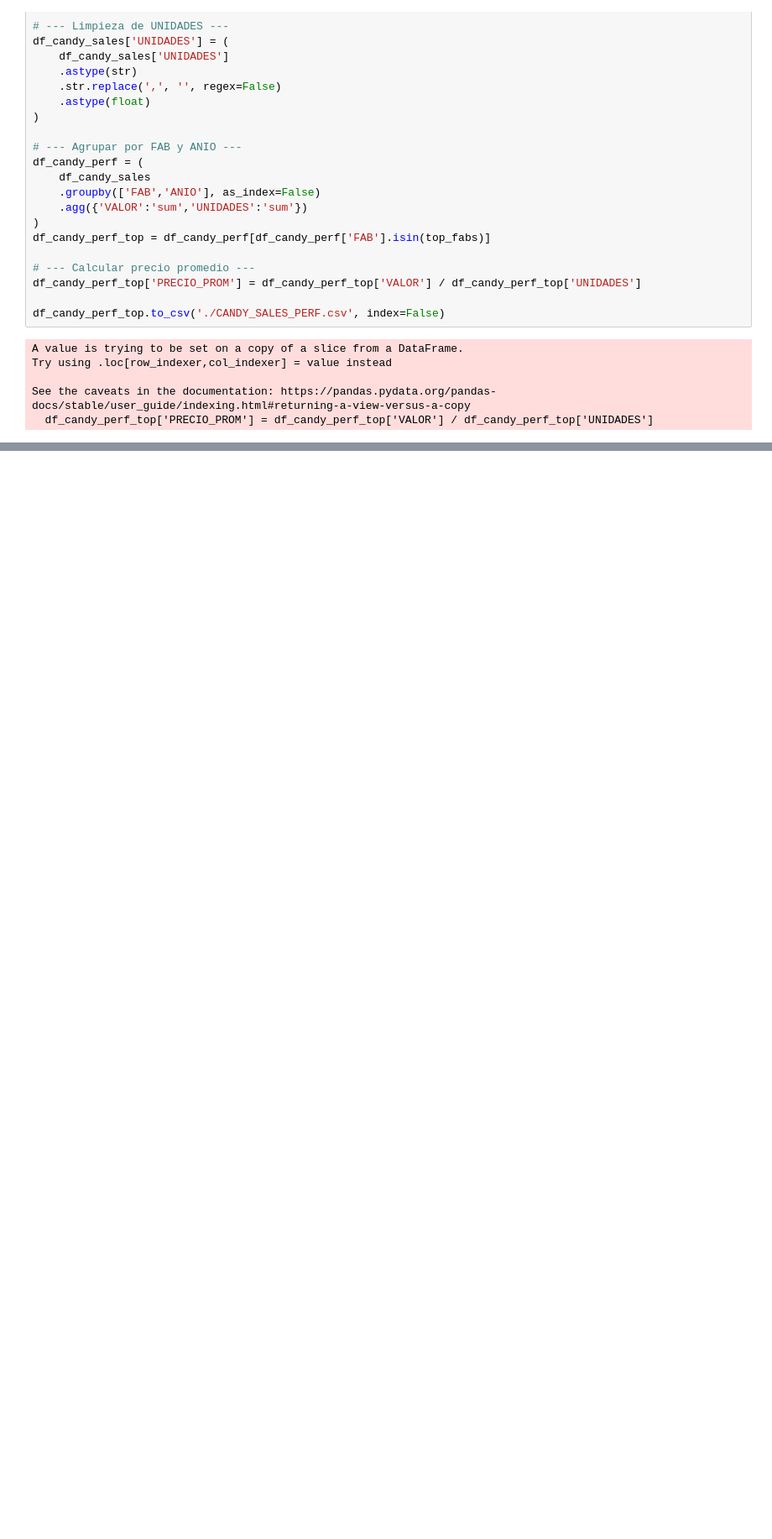
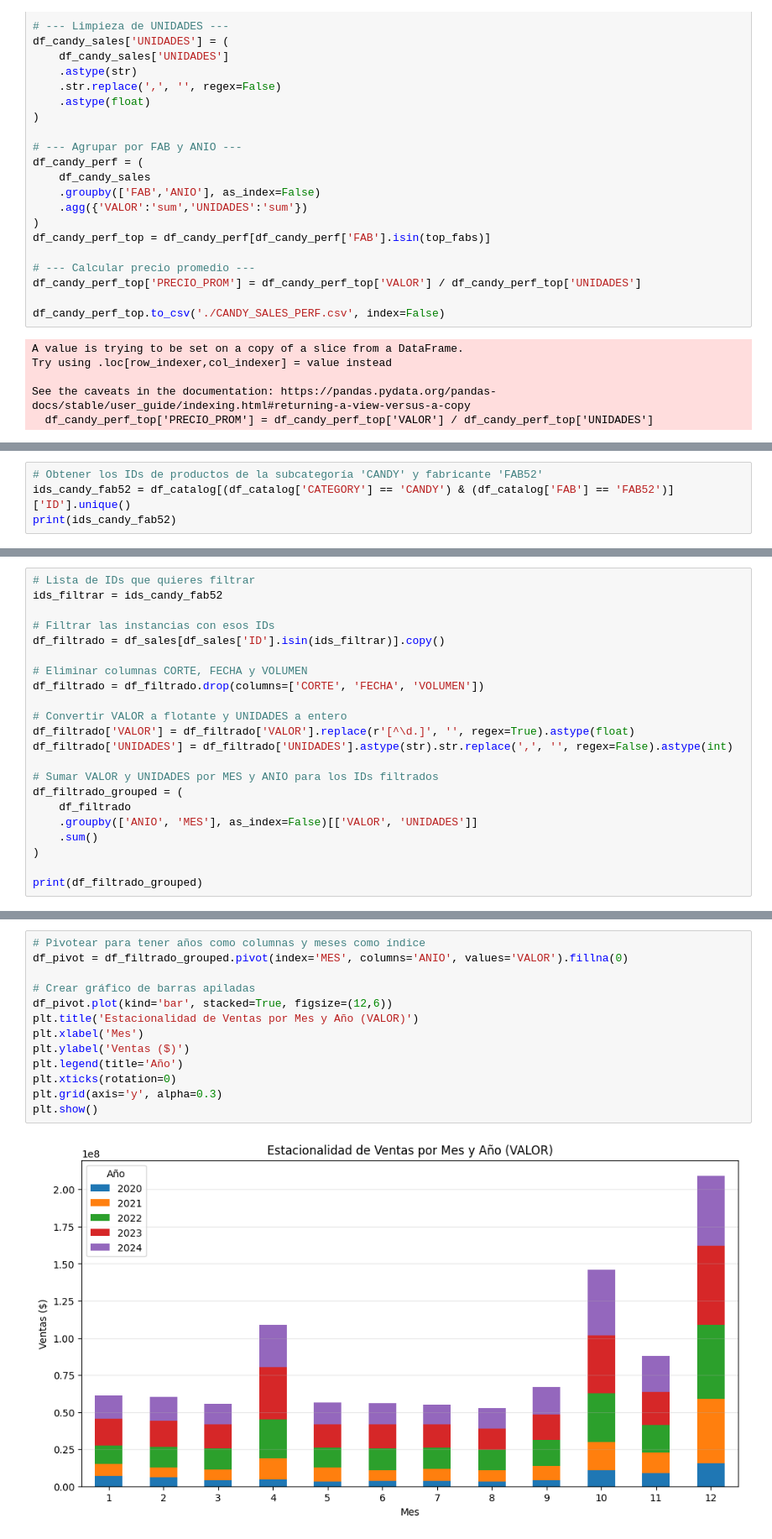
Before and after one commit to ViejoAgrio/Proyecto-1-Estad-stica, a Jupyter notebook: Projecto_1.ipynb, the cells around one changed output, grey strips where cells are left out. Shown: that part at 84% size. Drawn from its saved outputs; the diff is of its cells as text; blank space fills up the shorter version.

```diff
--- a/Projecto_1.ipynb
+++ b/Projecto_1.ipynb
@@ -414,0 +301,4 @@ FAB14                 8.34                    5.86
+# %%
+# Obtener los IDs de productos de la subcategoría 'CANDY' y fabricante 'FAB52'
+ids_candy_fab52 = df_catalog[(df_catalog['CATEGORY'] == 'CANDY') & (df_catalog['FAB'] == 'FAB52')]['ID'].unique()
+print(ids_candy_fab52)
@@ -414,0 +309,22 @@ FAB14                 8.34                    5.86
+# %%
+# Lista de IDs que quieres filtrar
+ids_filtrar = ids_candy_fab52
+
+# Filtrar las instancias con esos IDs
+df_filtrado = df_sales[df_sales['ID'].isin(ids_filtrar)].copy()
+
+# Eliminar columnas CORTE, FECHA y VOLUMEN
+df_filtrado = df_filtrado.drop(columns=['CORTE', 'FECHA', 'VOLUMEN'])
+
+# Convertir VALOR a flotante y UNIDADES a entero
+df_filtrado['VALOR'] = df_filtrado['VALOR'].replace(r'[^\d.]', '', regex=True).astype(float)
+df_filtrado['UNIDADES'] = df_filtrado['UNIDADES'].astype(str).str.replace(',', '', regex=False).astype(int)
+
+# Sumar VALOR y UNIDADES por MES y ANIO para los IDs filtrados
+df_filtrado_grouped = (
+    df_filtrado
+    .groupby(['ANIO', 'MES'], as_index=False)[['VALOR', 'UNIDADES']]
+    .sum()
+)
+
+print(df_filtrado_grouped)
@@ -414,0 +351,15 @@ FAB14                 8.34                    5.86
+# %%
+# Pivotear para tener años como columnas y meses como índice
+df_pivot = df_filtrado_grouped.pivot(index='MES', columns='ANIO', values='VALOR').fillna(0)
+
+# Crear gráfico de barras apiladas
+df_pivot.plot(kind='bar', stacked=True, figsize=(12,6))
+plt.title('Estacionalidad de Ventas por Mes y Año (VALOR)')
+plt.xlabel('Mes')
+plt.ylabel('Ventas ($)')
+plt.legend(title='Año')
+plt.xticks(rotation=0)
+plt.grid(axis='y', alpha=0.3)
+plt.show()
+# %% [output]
+[figure, added]
```
Also changed, not shown: parts of 76 cells of this notebook, 2 other files.
